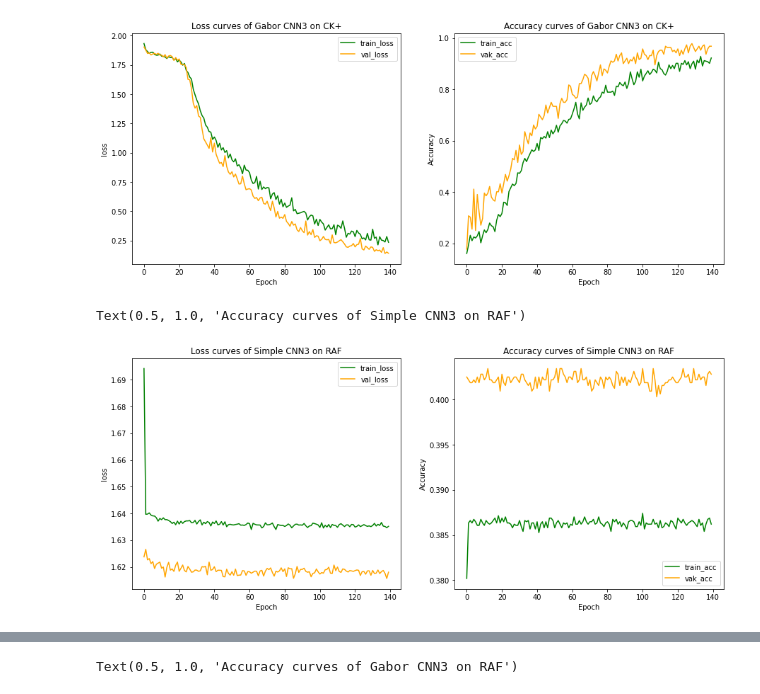
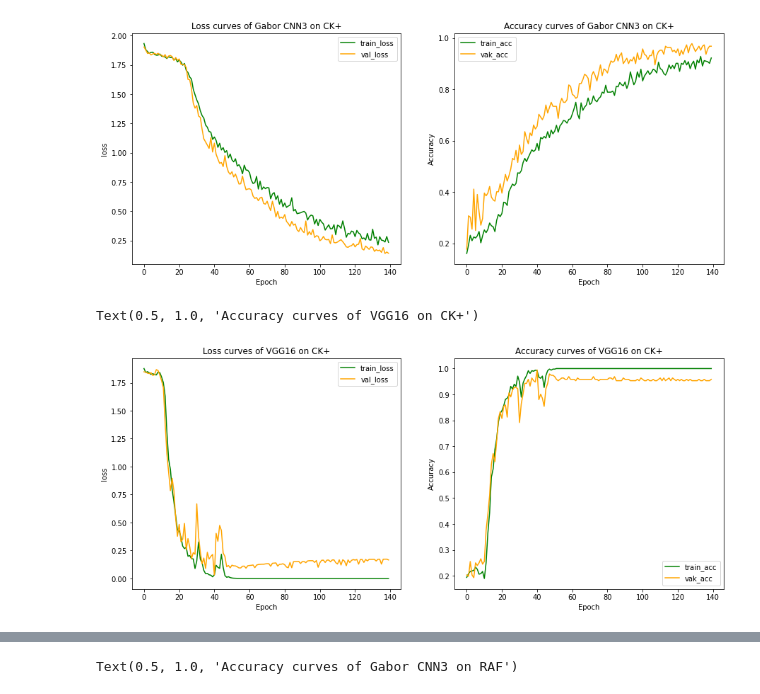
Before and after one commit to XavierZhao7/CS475_FacialExpressionRecognition, a Jupyter notebook: output/curves.ipynb, the cells around one changed output, grey strips where cells are left out. Cells and saved outputs as stored; diff of their text form; code cells hidden in the pictures.

```diff
--- a/output/curves.ipynb
+++ b/output/curves.ipynb
@@ -54,27 +54,27 @@ plt.title("Accuracy curves of Gabor CNN3 on CK+")
 Text(0.5, 1.0, 'Accuracy curves of Gabor CNN3 on CK+')
 [figure]
 # %%
-file_name = "raf_simplecnn_history_array"
+file_name = "ck_vgg_history_array"
 df =  pd.read_csv(file_name)
 
 
 plt.figure(figsize = (15,6))
 
 
 plt.subplot(121)
 plt.plot(df['# train_loss'].values,'green')
 plt.plot(df['val_loss'].values,'orange')
 plt.xlabel('Epoch')
 plt.ylabel('loss')
 plt.legend(['train_loss','val_loss'])
-plt.title("Loss curves of Simple CNN3 on RAF")
+plt.title("Loss curves of VGG16 on CK+")
 plt.subplot(122)
 plt.plot(df.train_acc.values,'green')
 plt.plot(df['val_acc'].values,'orange')
 plt.xlabel('Epoch')
 plt.ylabel('Accuracy')
 plt.legend(['train_acc','vak_acc'])
-plt.title("Accuracy curves of Simple CNN3 on RAF")
+plt.title("Accuracy curves of VGG16 on CK+")
 # %% [output]
-Text(0.5, 1.0, 'Accuracy curves of Simple CNN3 on RAF')
+Text(0.5, 1.0, 'Accuracy curves of VGG16 on CK+')
-[figure, old version]
+[figure, new version]
```
Also changed, not shown: parts of 3 cells of this notebook, 18 other files.
